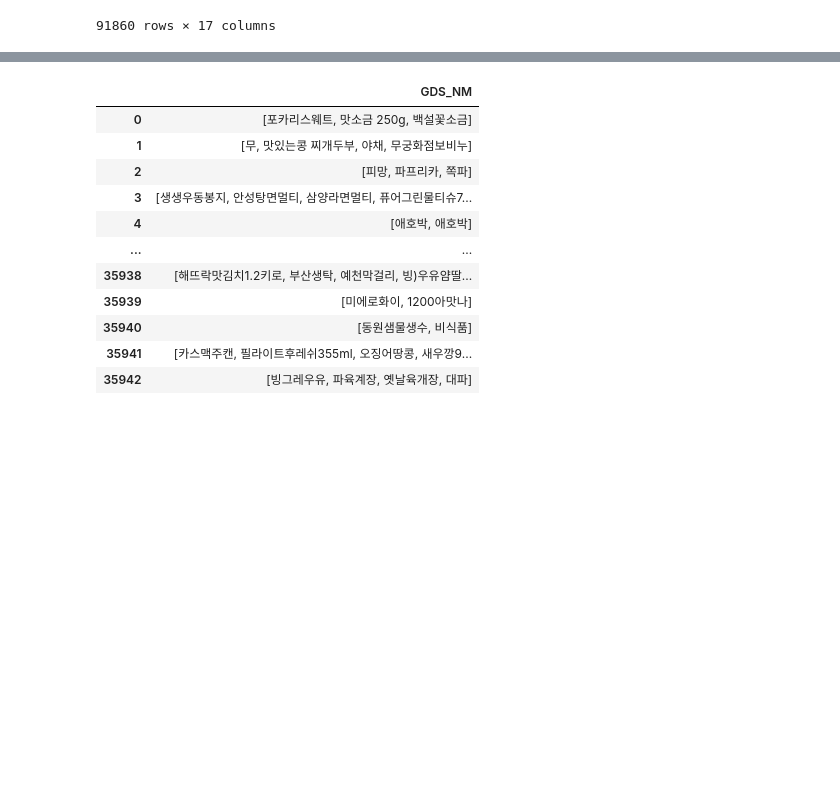
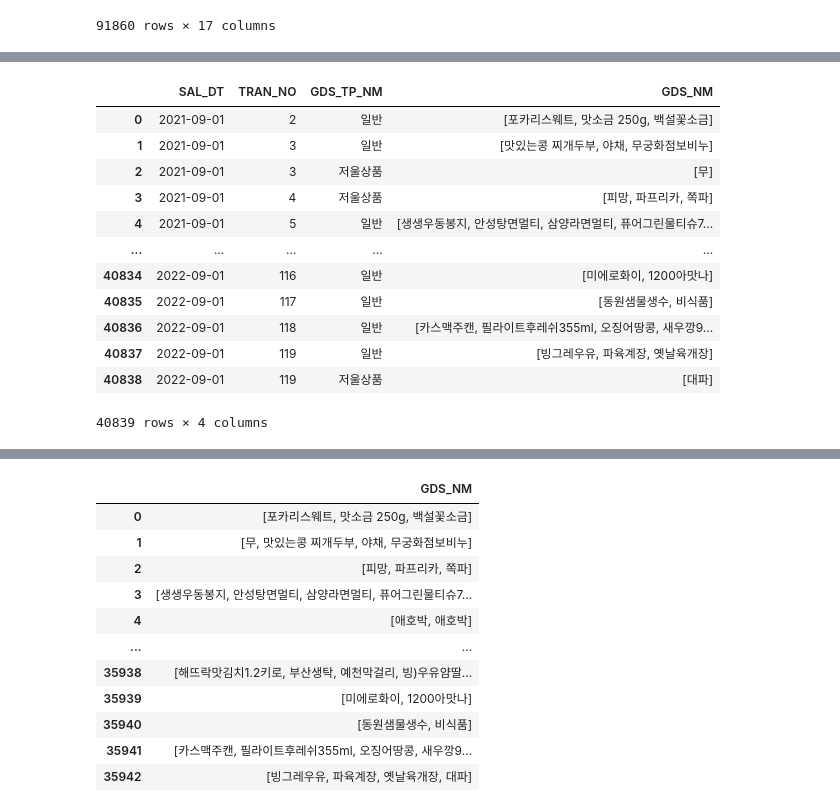
Before and after one commit to shinjangwoon/Store_Analysis, a Jupyter notebook: EDA/EDA_2.ipynb, the cells around one changed output, grey strips where cells are left out. Cells and saved outputs as stored; diff of their text form; code cells hidden in the pictures; blank space fills up the shorter version.

```diff
--- a/EDA/EDA_2.ipynb
+++ b/EDA/EDA_2.ipynb
@@ -242,0 +224,17 @@ dtl_re
+# %%
+dtl_re2 = dtl_gr.reset_index().rename(columns={"index":"TRAN_NO"})
+dtl_re2
+# %% [output]
+|  | SAL_DT | TRAN_NO | GDS_TP_NM | GDS_NM |
+| 0 | 2021-09-01 | 2 | 일반 | [포카리스웨트, 맛소금 250g, 백설꽃소금] |
+| 1 | 2021-09-01 | 3 | 일반 | [맛있는콩 찌개두부, 야채, 무궁화점보비누] |
+| 2 | 2021-09-01 | 3 | 저울상품 | [무] |
+| 3 | 2021-09-01 | 4 | 저울상품 | [피망, 파프리카, 쪽파] |
+| 4 | 2021-09-01 | 5 | 일반 | [생생우동봉지, 안성탕면멀티, 삼양라면멀티, 퓨어그린물티슈7... |
+| ... | ... | ... | ... | ... |
+| 40834 | 2022-09-01 | 116 | 일반 | [미에로화이, 1200아맛나] |
+| 40835 | 2022-09-01 | 117 | 일반 | [동원샘물생수, 비식품] |
+| 40836 | 2022-09-01 | 118 | 일반 | [카스맥주캔, 필라이트후레쉬355ml, 오징어땅콩, 새우깡9... |
+| 40837 | 2022-09-01 | 119 | 일반 | [빙그레우유, 파육계장, 옛날육개장] |
+| 40838 | 2022-09-01 | 119 | 저울상품 | [대파] |
+40839 rows × 4 columns
```
Also changed, not shown: parts of 25 cells of this notebook.
